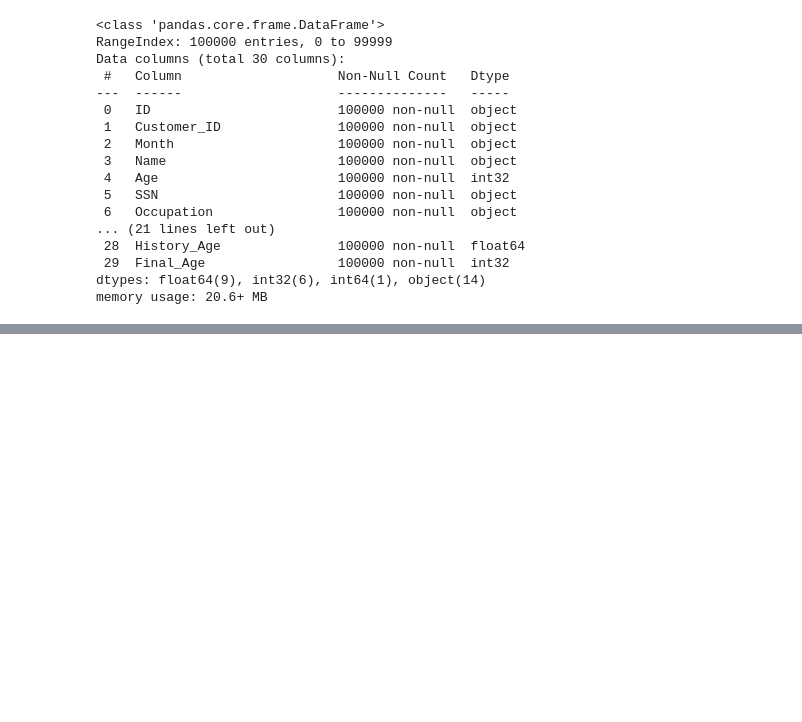
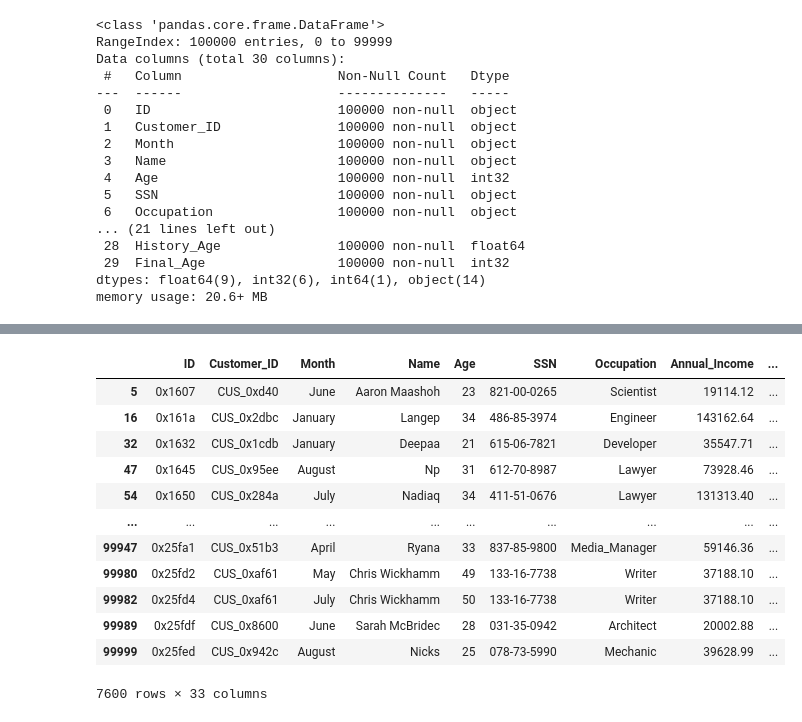
Before and after one commit to ilknurozcelik/DA_Assignments_and_Projects, a Jupyter notebook: 02-Projects/GROUP_11_PROJECTS/Credit_Score_Project/Credit_Score_Project_new.ipynb, the cells around one changed output, grey strips where cells are left out. Cells and saved outputs as stored; diff of their text form; code cells hidden in the pictures; blank space fills up the shorter version.

```diff
--- a/02-Projects/GROUP_11_PROJECTS/Credit_Score_Project/Credit_Score_Project_new.ipynb
+++ b/02-Projects/GROUP_11_PROJECTS/Credit_Score_Project/Credit_Score_Project_new.ipynb
@@ -2663,0 +2664,16 @@ Name: Payment_Behaviour, dtype: int64
+# %%
+df_train[df_train.Payment_Behaviour == "!@9#%8"]
+# %% [output]
+|  | ID | Customer_ID | Month | Name | Age | SSN | Occupation | Annual_Income | ... |
+| 5 | 0x1607 | CUS_0xd40 | June | Aaron Maashoh | 23 | 821-00-0265 | Scientist | 19114.12 | ... |
+| 16 | 0x161a | CUS_0x2dbc | January | Langep | 34 | 486-85-3974 | Engineer | 143162.64 | ... |
+| 32 | 0x1632 | CUS_0x1cdb | January | Deepaa | 21 | 615-06-7821 | Developer | 35547.71 | ... |
+| 47 | 0x1645 | CUS_0x95ee | August | Np | 31 | 612-70-8987 | Lawyer | 73928.46 | ... |
+| 54 | 0x1650 | CUS_0x284a | July | Nadiaq | 34 | 411-51-0676 | Lawyer | 131313.40 | ... |
+| ... | ... | ... | ... | ... | ... | ... | ... | ... | ... |
+| 99947 | 0x25fa1 | CUS_0x51b3 | April | Ryana | 33 | 837-85-9800 | Media_Manager | 59146.36 | ... |
+| 99980 | 0x25fd2 | CUS_0xaf61 | May | Chris Wickhamm | 49 | 133-16-7738 | Writer | 37188.10 | ... |
+| 99982 | 0x25fd4 | CUS_0xaf61 | July | Chris Wickhamm | 50 | 133-16-7738 | Writer | 37188.10 | ... |
+| 99989 | 0x25fdf | CUS_0x8600 | June | Sarah McBridec | 28 | 031-35-0942 | Architect | 20002.88 | ... |
+| 99999 | 0x25fed | CUS_0x942c | August | Nicks | 25 | 078-73-5990 | Mechanic | 39628.99 | ... |
+7600 rows × 33 columns
```
Also changed, not shown: parts of 58 cells of this notebook, 2 other files.
